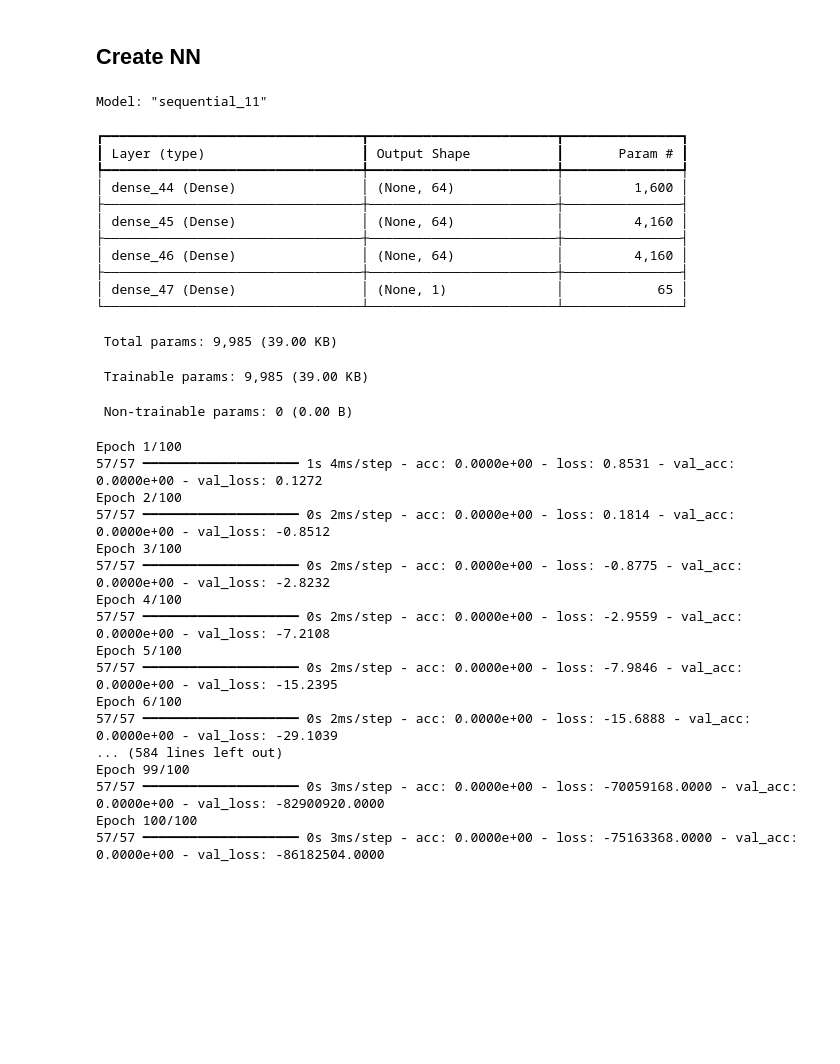
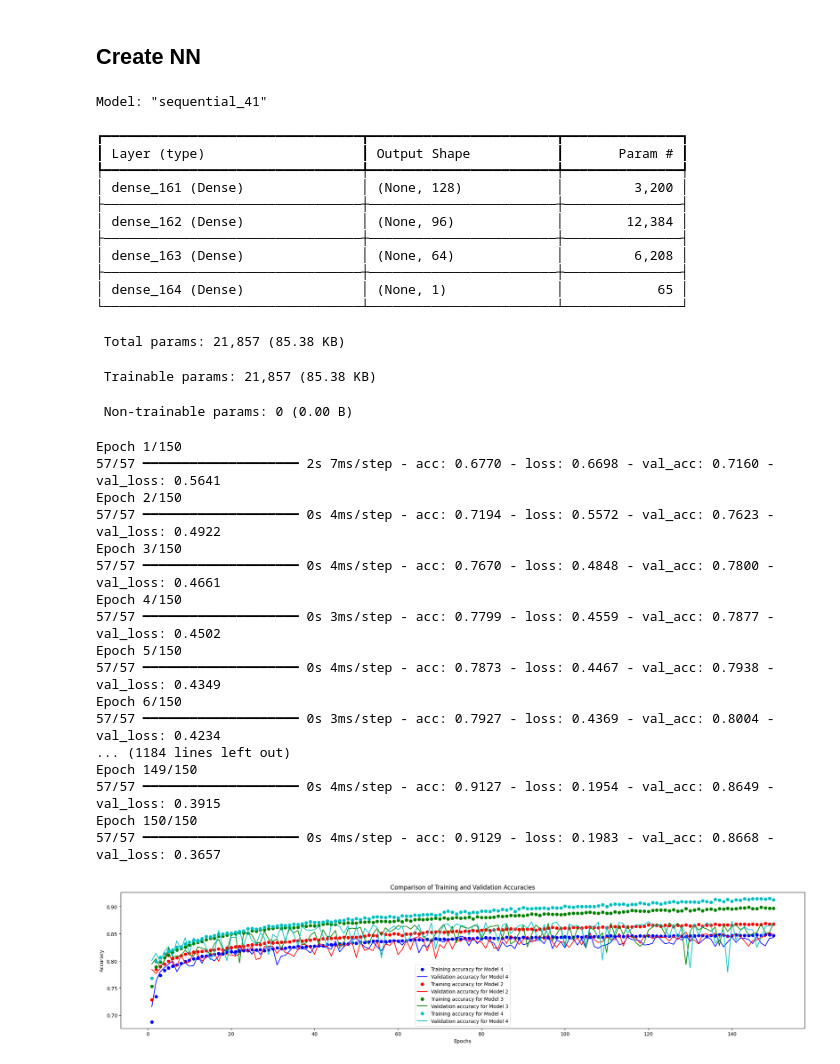
Before and after one commit to lursz/DeepNeuralNetworks, a Jupyter notebook: 2_Overfitting_and_Underfitting/2_Hw_overfitting_Underfitting.ipynb, the cells around one changed output. Cells and saved outputs as stored; diff of their text form; code cells hidden in the pictures; blank space fills up the shorter version.

```diff
--- a/2_Overfitting_and_Underfitting/2_Hw_overfitting_Underfitting.ipynb
+++ b/2_Overfitting_and_Underfitting/2_Hw_overfitting_Underfitting.ipynb
@@ -226,7 +233,8 @@ def print_val_accuracies(history1, history2, history3):
 # %%
 def createNNModel(input_shape: int, h1: int = 16, h2: int = 16, h3: int = 16):
     model = models.Sequential()
-    model.add(layers.Dense(h1, activation='relu', input_shape=(input_shape,)))
+    model.add(layers.Input(shape=(input_shape,)))
+    model.add(layers.Dense(h1, activation='relu'))
     model.add(layers.Dense(h2, activation='relu'))
     model.add(layers.Dense(h3, activation='relu'))
     model.add(layers.Dense(1, activation='sigmoid'))
@@ -237,46 +245,49 @@ def createNNModel(input_shape: int, h1: int = 16, h2: int = 16, h3: int = 16):
 model1 = createNNModel(train_data.shape[1], 16, 16, 16)
 model2 = createNNModel(train_data.shape[1], 32, 32, 32)
 model3 = createNNModel(train_data.shape[1], 64, 64, 64)
+model4 = createNNModel(train_data.shape[1], 128, 96, 64)
 
-model3.summary()
+model4.summary()
 # %% [output]
-Model: "sequential_11"
+Model: "sequential_41"
 ┏━━━━━━━━━━━━━━━━━━━━━━━━━━━━━━━━━┳━━━━━━━━━━━━━━━━━━━━━━━━┳━━━━━━━━━━━━━━━┓
 ┃ Layer (type)                    ┃ Output Shape           ┃       Param # ┃
 ┡━━━━━━━━━━━━━━━━━━━━━━━━━━━━━━━━━╇━━━━━━━━━━━━━━━━━━━━━━━━╇━━━━━━━━━━━━━━━┩
-│ dense_44 (Dense)                │ (None, 64)             │         1,600 │
+│ dense_161 (Dense)               │ (None, 128)            │         3,200 │
 ├─────────────────────────────────┼────────────────────────┼───────────────┤
-│ dense_45 (Dense)                │ (None, 64)             │         4,160 │
+│ dense_162 (Dense)               │ (None, 96)             │        12,384 │
 ├─────────────────────────────────┼────────────────────────┼───────────────┤
-│ dense_46 (Dense)                │ (None, 64)             │         4,160 │
+│ dense_163 (Dense)               │ (None, 64)             │         6,208 │
 ├─────────────────────────────────┼────────────────────────┼───────────────┤
-│ dense_47 (Dense)                │ (None, 1)              │            65 │
+│ dense_164 (Dense)               │ (None, 1)              │            65 │
 └─────────────────────────────────┴────────────────────────┴───────────────┘
- Total params: 9,985 (39.00 KB)
+ Total params: 21,857 (85.38 KB)
- Trainable params: 9,985 (39.00 KB)
+ Trainable params: 21,857 (85.38 KB)
  Non-trainable params: 0 (0.00 B)
 # %%
-# train the model
-history1 = model1.fit(train_data, train_labels, epochs=100, batch_size=512, validation_data=(val_data, val_labels), class_weight=class_weight)
-history2 = model2.fit(train_data, train_labels, epochs=100, batch_size=512, validation_data=(val_data, val_labels), class_weight=class_weight)
-history3 = model3.fit(train_data, train_labels, epochs=100, batch_size=512, validation_data=(val_data, val_labels), class_weight=class_weight)
+history1 = model1.fit(train_data, train_labels, epochs=150, batch_size=512, validation_data=(val_data, val_labels), class_weight=class_weight)
+history2 = model2.fit(train_data, train_labels, epochs=150, batch_size=512, validation_data=(val_data, val_labels), class_weight=class_weight)
+history3 = model3.fit(train_data, train_labels, epochs=150, batch_size=512, validation_data=(val_data, val_labels), class_weight=class_weight)
+history4 = model4.fit(train_data, train_labels, epochs=150, batch_size=512, validation_data=(val_data, val_labels), class_weight=class_weight)
 # %% [output]
-Epoch 1/100
-57/57 ━━━━━━━━━━━━━━━━━━━━ 1s 4ms/step - acc: 0.0000e+00 - loss: 0.8531 - val_acc: 0.0000e+00 - val_loss: 0.1272
-Epoch 2/100
-57/57 ━━━━━━━━━━━━━━━━━━━━ 0s 2ms/step - acc: 0.0000e+00 - loss: 0.1814 - val_acc: 0.0000e+00 - val_loss: -0.8512
-Epoch 3/100
-57/57 ━━━━━━━━━━━━━━━━━━━━ 0s 2ms/step - acc: 0.0000e+00 - loss: -0.8775 - val_acc: 0.0000e+00 - val_loss: -2.8232
-Epoch 4/100
-57/57 ━━━━━━━━━━━━━━━━━━━━ 0s 2ms/step - acc: 0.0000e+00 - loss: -2.9559 - val_acc: 0.0000e+00 - val_loss: -7.2108
-Epoch 5/100
-57/57 ━━━━━━━━━━━━━━━━━━━━ 0s 2ms/step - acc: 0.0000e+00 - loss: -7.9846 - val_acc: 0.0000e+00 - val_loss: -15.2395
-Epoch 6/100
-57/57 ━━━━━━━━━━━━━━━━━━━━ 0s 2ms/step - acc: 0.0000e+00 - loss: -15.6888 - val_acc: 0.0000e+00 - val_loss: -29.1039
-... (584 lines left out)
-Epoch 99/100
-57/57 ━━━━━━━━━━━━━━━━━━━━ 0s 3ms/step - acc: 0.0000e+00 - loss: -70059168.0000 - val_acc: 0.0000e+00 - val_loss: -82900920.0000
-Epoch 100/100
-57/57 ━━━━━━━━━━━━━━━━━━━━ 0s 3ms/step - acc: 0.0000e+00 - loss: -75163368.0000 - val_acc: 0.0000e+00 - val_loss: -86182504.0000
+Epoch 1/150
+57/57 ━━━━━━━━━━━━━━━━━━━━ 2s 7ms/step - acc: 0.6770 - loss: 0.6698 - val_acc: 0.7160 - val_loss: 0.5641
+Epoch 2/150
+57/57 ━━━━━━━━━━━━━━━━━━━━ 0s 4ms/step - acc: 0.7194 - loss: 0.5572 - val_acc: 0.7623 - val_loss: 0.4922
+Epoch 3/150
+57/57 ━━━━━━━━━━━━━━━━━━━━ 0s 4ms/step - acc: 0.7670 - loss: 0.4848 - val_acc: 0.7800 - val_loss: 0.4661
+Epoch 4/150
+57/57 ━━━━━━━━━━━━━━━━━━━━ 0s 3ms/step - acc: 0.7799 - loss: 0.4559 - val_acc: 0.7877 - val_loss: 0.4502
+Epoch 5/150
+57/57 ━━━━━━━━━━━━━━━━━━━━ 0s 4ms/step - acc: 0.7873 - loss: 0.4467 - val_acc: 0.7938 - val_loss: 0.4349
+Epoch 6/150
+57/57 ━━━━━━━━━━━━━━━━━━━━ 0s 3ms/step - acc: 0.7927 - loss: 0.4369 - val_acc: 0.8004 - val_loss: 0.4234
+... (1184 lines left out)
+Epoch 149/150
+57/57 ━━━━━━━━━━━━━━━━━━━━ 0s 4ms/step - acc: 0.9127 - loss: 0.1954 - val_acc: 0.8649 - val_loss: 0.3915
+Epoch 150/150
+57/57 ━━━━━━━━━━━━━━━━━━━━ 0s 4ms/step - acc: 0.9129 - loss: 0.1983 - val_acc: 0.8668 - val_loss: 0.3657
 # %%
-visualize_accuracy(history1, history2, history3, 'Model 1', 'Model 2', 'Model 3')
+plot_accuracy_comparison(history1, history2, history3, history4, labels=['Model 4', 'Model 2', 'Model 3', 'Model 4'])
+# %% [output]
+[figure, added]
```
Also changed, not shown: parts of 23 cells of this notebook, 1 other file.
